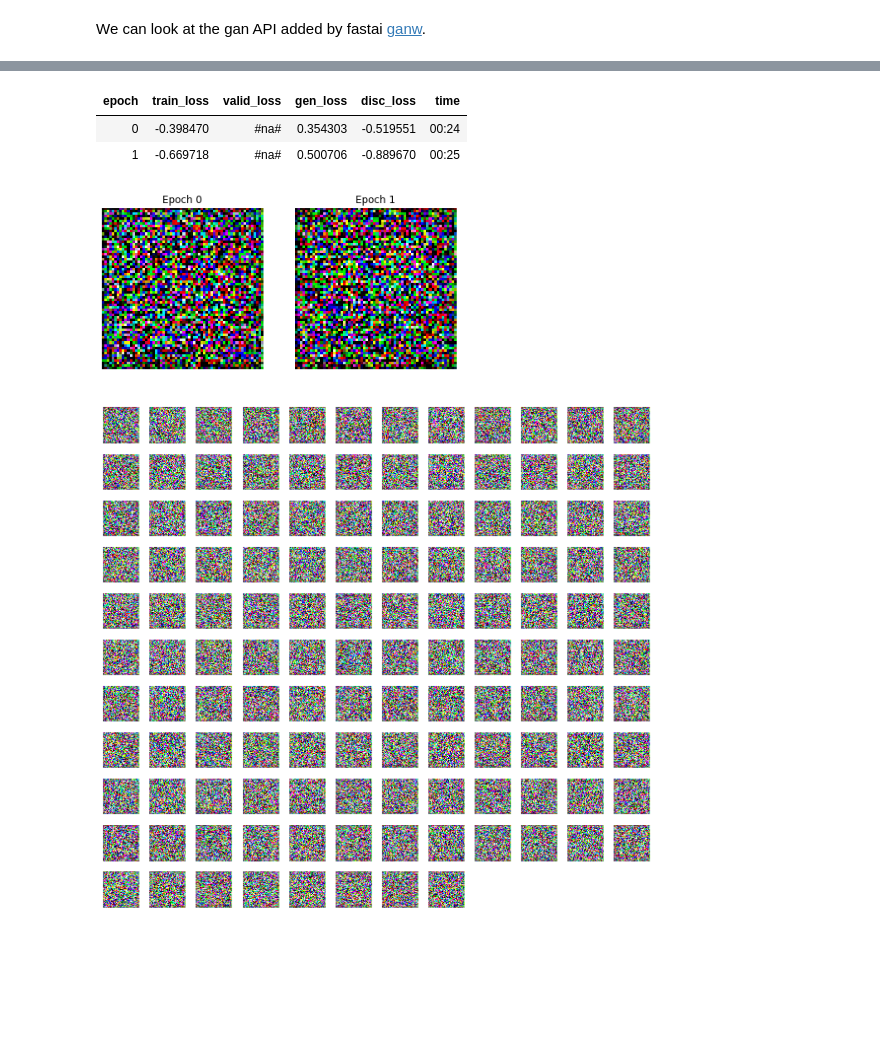
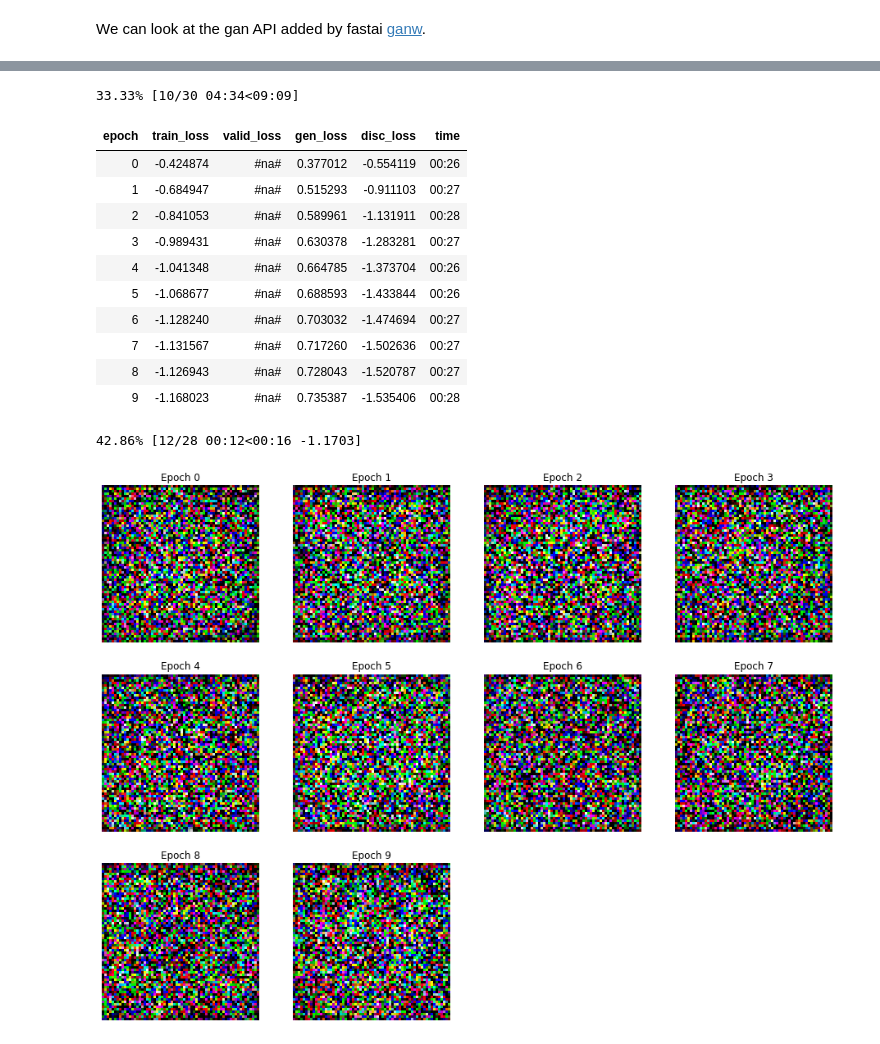
Before and after one commit to josiahls/FastaiWorkshop, a Jupyter notebook: fastai_worshop/notebooks/Part 2 [Basic Image Classification].ipynb, the cells around one changed output, grey strips where cells are left out. Drawn from its saved outputs; the diff is of its cells as text; code cells hidden in the pictures; blank space fills up the shorter version.

```diff
--- a/fastai_worshop/notebooks/Part 2 [Basic Image Classification].ipynb
+++ b/fastai_worshop/notebooks/Part 2 [Basic Image Classification].ipynb
@@ -144,0 +155,5 @@ interp.plot_confusion_matrix(figsize=(12,12), dpi=60)
+# %%
+path=Path('../../data/mv_tec_data')
+tfms = get_transforms(do_flip=False)
+bs = 64
+bs = 16   # uncomment this line if you run out of memory even after clicking Kernel->Restart
@@ -207,14 +268,22 @@ critic    = basic_critic   (in_size=64, n_channels=3, n_extra_layers=1)
 learn = GANLearner.wgan(data, generator, critic, switch_eval=False,
                         opt_func = partial(optim.Adam, betas = (0.,0.99)), wd=0.)
 # %%
-learn.fit(2,2e-4)
+learn.fit(30,2e-4)
 # %% [output]
+33.33% [10/30 04:34<09:09]
 | epoch | train_loss | valid_loss | gen_loss | disc_loss | time |
-| 0 | -0.398470 | #na# | 0.354303 | -0.519551 | 00:24 |
-| 1 | -0.669718 | #na# | 0.500706 | -0.889670 | 00:25 |
+| 0 | -0.424874 | #na# | 0.377012 | -0.554119 | 00:26 |
+| 1 | -0.684947 | #na# | 0.515293 | -0.911103 | 00:27 |
+| 2 | -0.841053 | #na# | 0.589961 | -1.131911 | 00:28 |
+| 3 | -0.989431 | #na# | 0.630378 | -1.283281 | 00:27 |
+| 4 | -1.041348 | #na# | 0.664785 | -1.373704 | 00:26 |
+| 5 | -1.068677 | #na# | 0.688593 | -1.433844 | 00:26 |
+| 6 | -1.128240 | #na# | 0.703032 | -1.474694 | 00:27 |
+| 7 | -1.131567 | #na# | 0.717260 | -1.502636 | 00:27 |
+| 8 | -1.126943 | #na# | 0.728043 | -1.520787 | 00:27 |
+| 9 | -1.168023 | #na# | 0.735387 | -1.535406 | 00:28 |
+42.86% [12/28 00:12<00:16 -1.1703]
-[figure, old version]
+[figure, new version]
 # %%
 learn.gan_trainer.switch(gen_mode=True)
 learn.show_results(ds_type=DatasetType.Train, rows=16, figsize=(8,8))
-# %% [output]
-[figure, removed]
```
Also changed, not shown: parts of 18 cells of this notebook, 3 other files.
